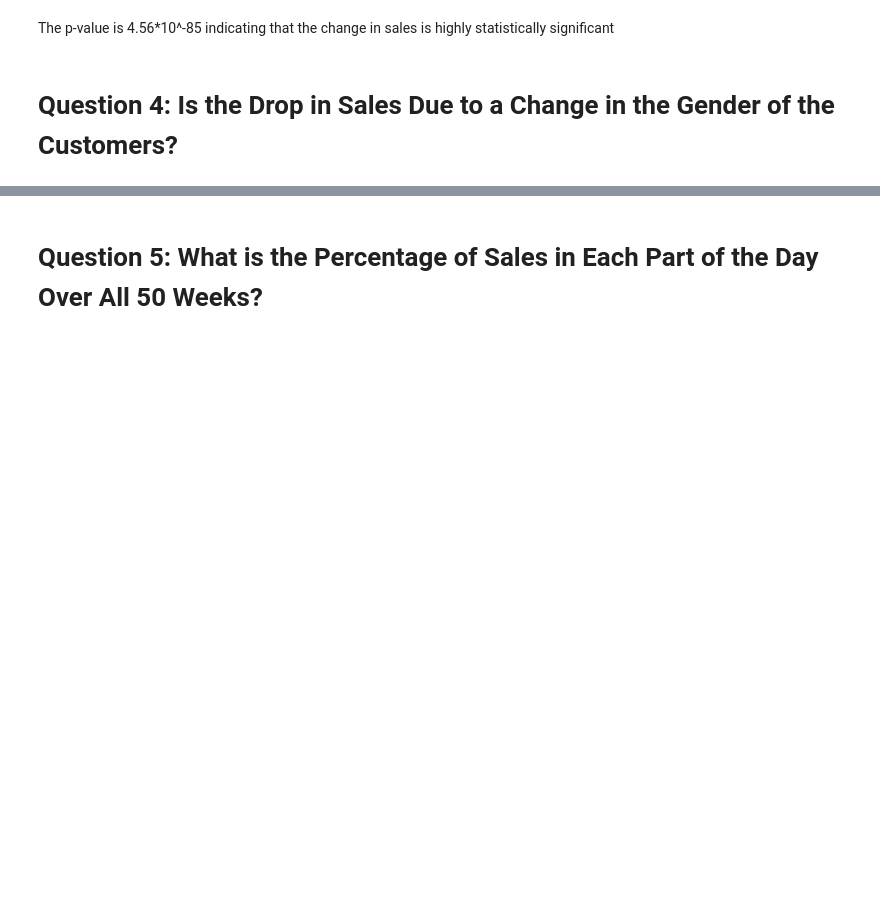
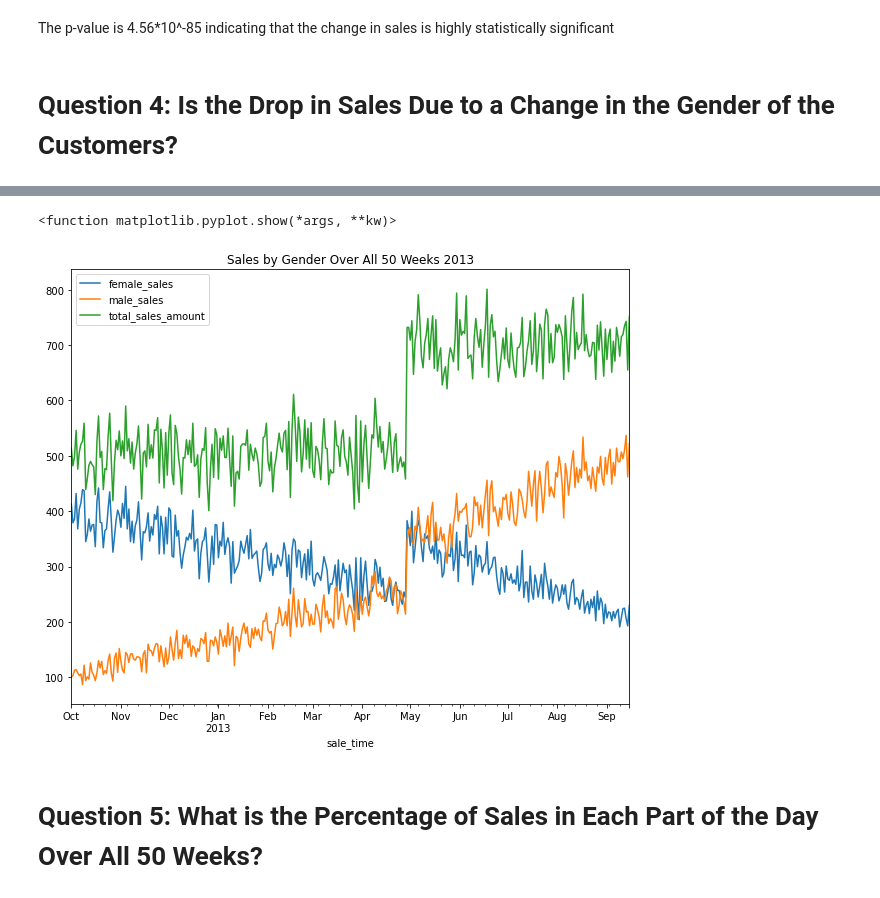
Before and after one commit to AvatarJoshi/project_23-me, a Jupyter notebook: data_project_23&me.ipynb, the cells around one changed output, grey strips where cells are left out. Drawn from its saved outputs; the diff is of its cells as text; code cells hidden in the pictures; blank space fills up the shorter version.

Commit message:
Created plot showing sales based on gender

```diff
--- a/data_project_23&me.ipynb
+++ b/data_project_23&me.ipynb
@@ -172,3 +172,9 @@ Ttest_1sampResult(statistic=-88.84860321865489, pvalue=3.052000004249825e-241)
 The p-value is 4.56*10^-85 indicating that the change in sales is highly statistically significant
 # %% [markdown]
 # Question 4: Is the Drop in Sales Due to a Change in the Gender of the Customers?
+# %%
+# Change sale_time to datetime dtype
+df['sale_time'] = pd.to_datetime(df['sale_time']).dt.floor('d')
+
+# Create gender_df to explore distribution of purchases by gender each day
+gender_df = df.groupby(['sale_time', 'purchaser_gender']).size().reset_index(name='sales_amount')
@@ -174,0 +190,9 @@ The p-value is 4.56*10^-85 indicating that the change in sales is highly statist
+# %%
+# Create a new dataframe with only unique sales times
+new_df = pd.DataFrame(gender_df['sale_time'].unique(), columns=['sale_time'])
+
+# Calculate female and male sales amount separately
+new_df['female_sales'] = pd.Series(gender_df[gender_df.purchaser_gender == 'female']['sales_amount']).reset_index(drop=True)
+new_df['male_sales'] = pd.Series(gender_df[gender_df.purchaser_gender == 'male']['sales_amount']).reset_index(drop=True)
+
+new_df
@@ -174,0 +213,4 @@ The p-value is 4.56*10^-85 indicating that the change in sales is highly statist
+# %%
+# Calculate the ratio of sales based on gender
+new_df['gender_ratio'] =new_df['male_sales']/new_df['female_sales']
+new_df
@@ -174,0 +231,7 @@ The p-value is 4.56*10^-85 indicating that the change in sales is highly statist
+# %%
+# Prepare dataframe for plot
+plot_df = new_df.copy()
+plot_df['total_sales_amount'] = plot_df['female_sales'] + plot_df['male_sales']
+plot_df.index = plot_df['sale_time']
+plot_df.drop(columns=['gender_ratio', 'sale_time'], inplace=True)
+plot_df
@@ -175,2 +253,8 @@ The p-value is 4.56*10^-85 indicating that the change in sales is highly statist
+# %%
+plot_df.plot(figsize=figure_size, title="Sales by Gender Over All 50 Weeks 2013")
+plt.show
+# %% [output]
+<function matplotlib.pyplot.show(*args, **kw)>
+[figure, added]
 # %% [markdown]
 # Question 5: What is the Percentage of Sales in Each Part of the Day Over All 50 Weeks?
```
Also changed, not shown: parts of 5 cells of this notebook.
